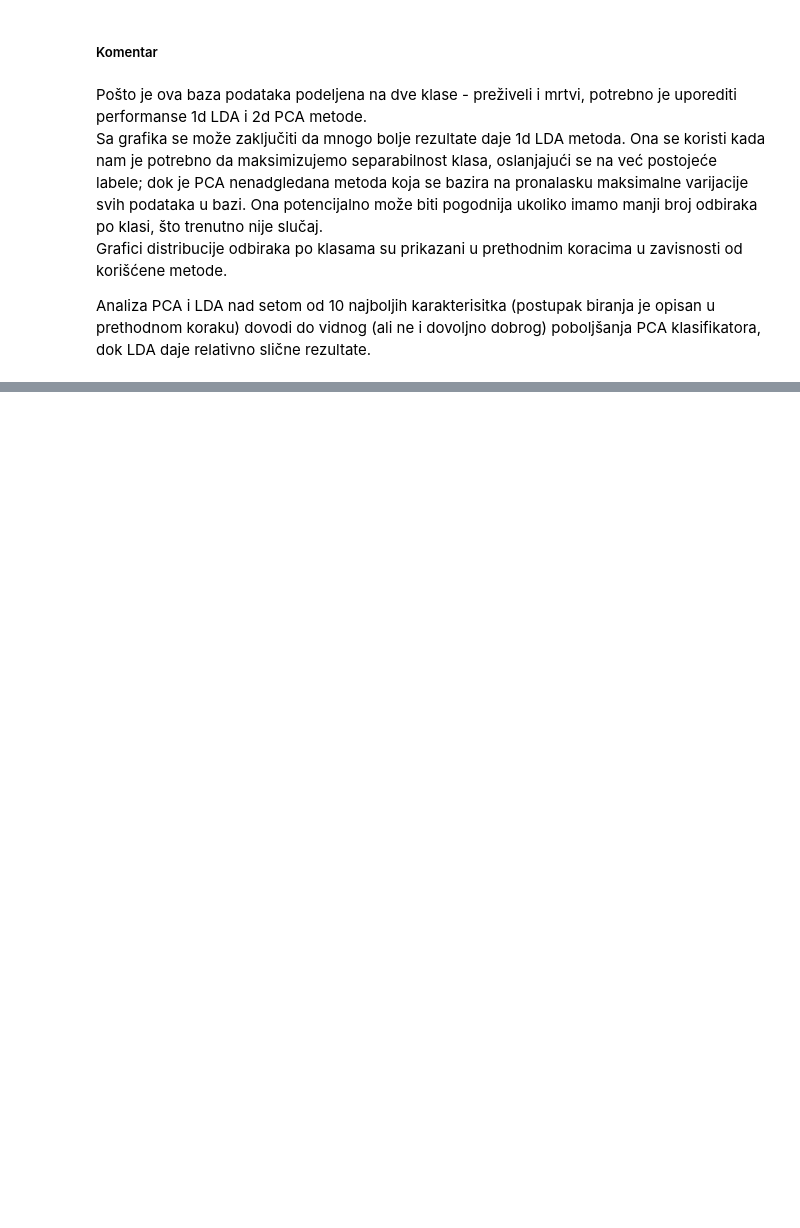
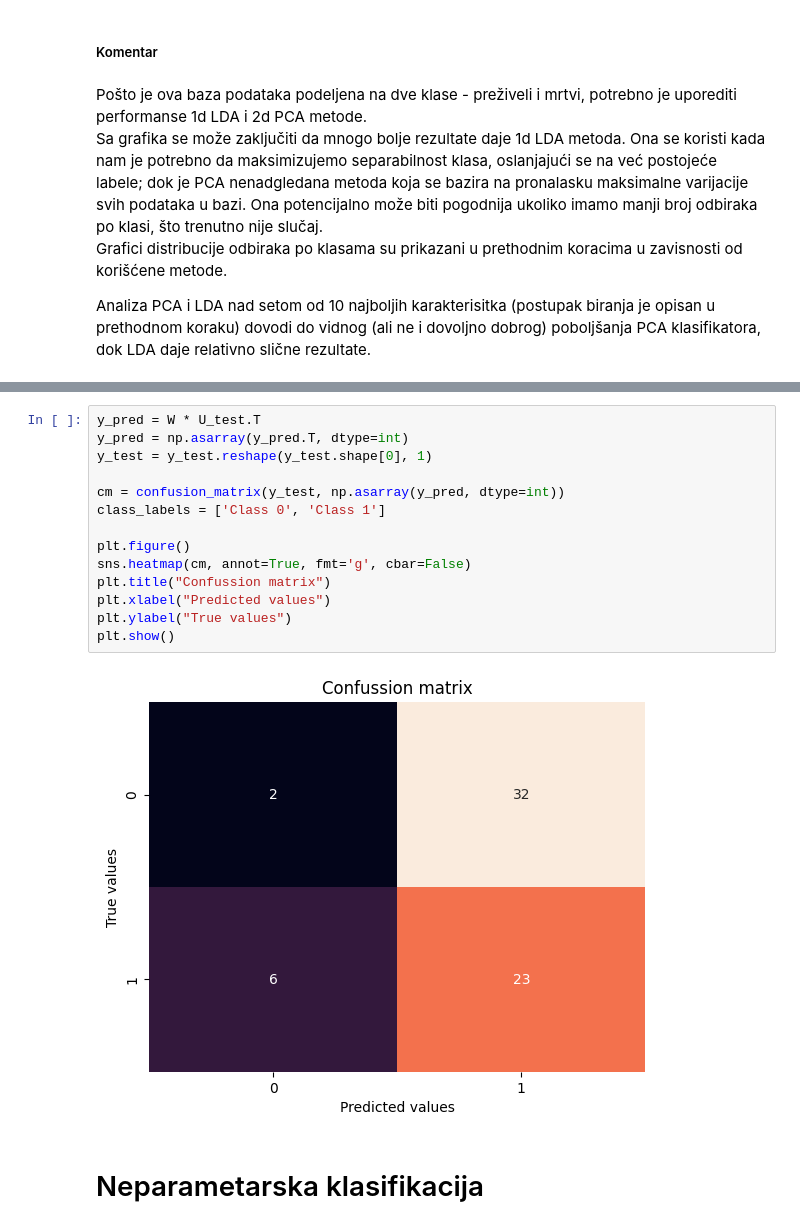
Before and after one commit to nedeljkovicmajaa/som-projekat, a Jupyter notebook: som-projekat-main.ipynb, the cells around one changed output, grey strips where cells are left out. Drawn from its saved outputs; the diff is of its cells as text; blank space fills up the shorter version.

```diff
--- a/som-projekat-main.ipynb
+++ b/som-projekat-main.ipynb
@@ -459,0 +521,18 @@ LDA metoda iz prethodne tačke daje zadovoljavajuću separabilnost klasa, ali mo
+# %%
+y_pred = W * U_test.T
+y_pred = np.asarray(y_pred.T, dtype=int)
+y_test = y_test.reshape(y_test.shape[0], 1)
+
+cm = confusion_matrix(y_test, np.asarray(y_pred, dtype=int))
+class_labels = ['Class 0', 'Class 1']
+
+plt.figure()
+sns.heatmap(cm, annot=True, fmt='g', cbar=False)
+plt.title("Confussion matrix")
+plt.xlabel("Predicted values")
+plt.ylabel("True values")
+plt.show()
+# %% [output]
+[figure, added]
+# %% [markdown]
+# Neparametarska klasifikacija
```
Also changed, not shown: parts of 20 cells of this notebook.
